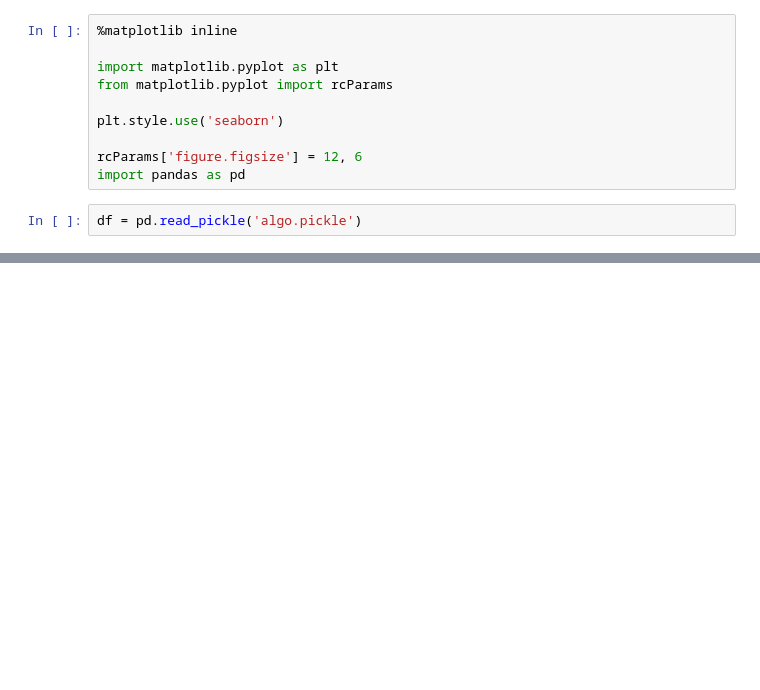
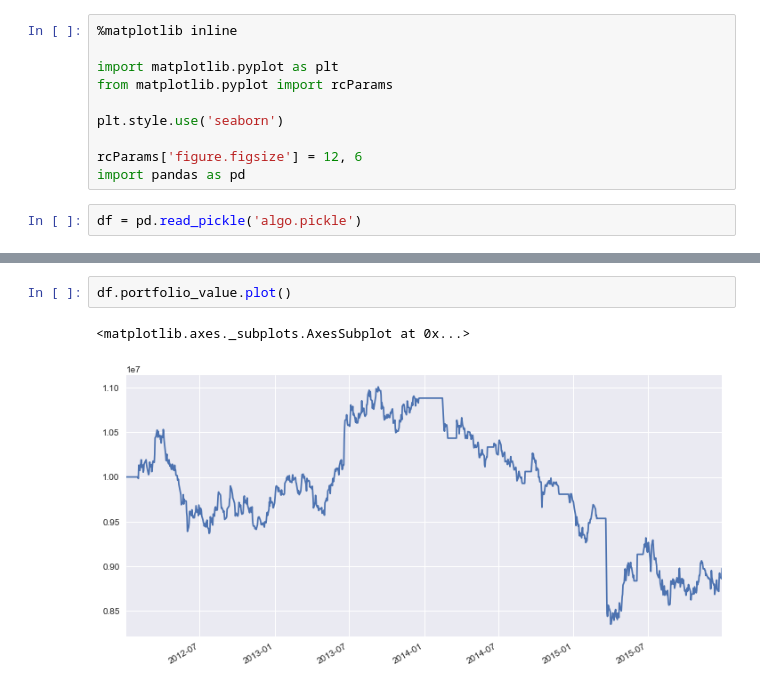
Before and after one commit to marketneutral/misc_research, a Jupyter notebook: algos/sim-plots.ipynb, the cells around one changed output, grey strips where cells are left out. Drawn from its saved outputs; the diff is of its cells as text; blank space fills up the shorter version.

```diff
--- a/algos/sim-plots.ipynb
+++ b/algos/sim-plots.ipynb
@@ -56,0 +37,5 @@ Name: orders, dtype: object
+# %%
+df.portfolio_value.plot()
+# %% [output]
+<matplotlib.axes._subplots.AxesSubplot at 0x...>
+[figure, added]
```
Also changed, not shown: parts of 6 cells of this notebook, 3 other files.
